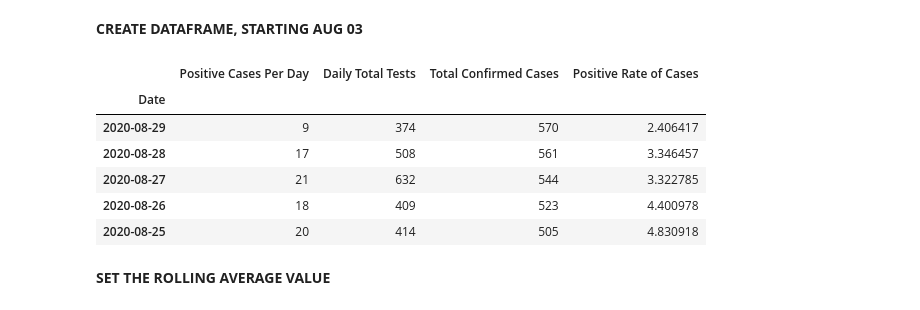
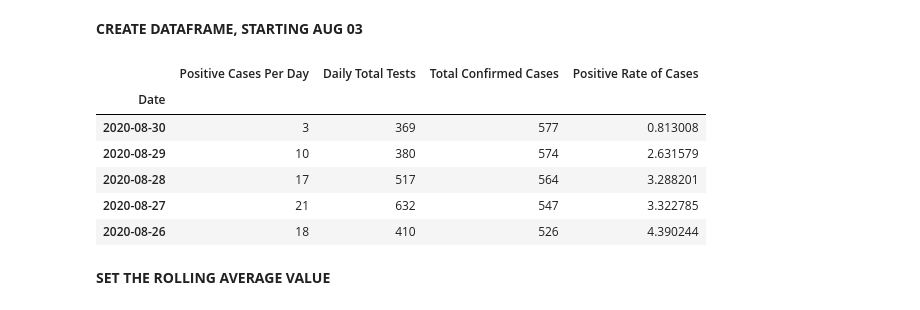
Before and after one commit to fjhuizar/ND_Dashboard, a Jupyter notebook: RollingAverages/Quick_Rolling_Average_Cases.ipynb, the cells around one changed output. Cells and saved outputs as stored; diff of their text form; code cells hidden in the pictures.

```diff
--- a/RollingAverages/Quick_Rolling_Average_Cases.ipynb
+++ b/RollingAverages/Quick_Rolling_Average_Cases.ipynb
@@ -13,27 +13,27 @@ from matplotlib import lines
 # %%
 # Create the dataframe of cases and dates
 todaysDate = datetime.date.today()
-date_list = [todaysDate - datetime.timedelta(days=x+1) for x in range(27)]
-daily_total_tests = [374,508,632,409,414,666,359,297,421,262,606,354,415,29,11,119,42,41,18,200,7,19,3,6,7,10,3]
-total_confirmed_cases = [570,561,544,523,505,485,446,415,396,368,342,260,174,72,56,52,37,24,15,9,3,1,0,0,0,0,0]
-positive_cases_count = [9,17,21,18,20,39,31,19,28,26,83,86,102,16,4,15,13,9,6,6,2,1,0,0,0,0,0]
+date_list = [todaysDate - datetime.timedelta(days=x+1) for x in range(28)]
+daily_total_tests = [3,10,7,6,3,10,7,200,18,41,42,119,11,29,416,357,606,265,429,298,359,666,414,410,632,517,380,369][::-1]
+positive_cases_count = [0,0,0,0,0,1,2,6,6,9,13,15,4,16,102,89,82,26,28,19,31,39,20,18,21,17,10,3][::-1]
+total_confirmed_cases = [0,0,0,0,0,1,3,9,15,24,37,52,56,72,174,263,345,371,399,418,449,488,508,526,547,564,574,577][::-1]
 d = {'Date': date_list,
      'Positive Cases Per Day': positive_cases_count,
      'Daily Total Tests': daily_total_tests,
      'Total Confirmed Cases': total_confirmed_cases}
 df = pd.DataFrame(d)
 df['Date'] = pd.to_datetime(df.Date)
 df.set_index('Date', inplace=True)
 df['Positive Rate of Cases'] = 100 * df['Positive Cases Per Day'] / df['Daily Total Tests']
 df.head()
 # %% [output]
 |  | Positive Cases Per Day | Daily Total Tests | Total Confirmed Cases | Positive Rate of Cases |
 | Date |  |  |  |  |
-| 2020-08-29 | 9 | 374 | 570 | 2.406417 |
-| 2020-08-28 | 17 | 508 | 561 | 3.346457 |
-| 2020-08-27 | 21 | 632 | 544 | 3.322785 |
-| 2020-08-26 | 18 | 409 | 523 | 4.400978 |
-| 2020-08-25 | 20 | 414 | 505 | 4.830918 |
+| 2020-08-30 | 3 | 369 | 577 | 0.813008 |
+| 2020-08-29 | 10 | 380 | 574 | 2.631579 |
+| 2020-08-28 | 17 | 517 | 564 | 3.288201 |
+| 2020-08-27 | 21 | 632 | 547 | 3.322785 |
+| 2020-08-26 | 18 | 410 | 526 | 4.390244 |
 # %% [markdown]
 **SET THE ROLLING AVERAGE VALUE**
 # %%
```
Also changed, not shown: parts of 5 cells of this notebook, 2 other files.
